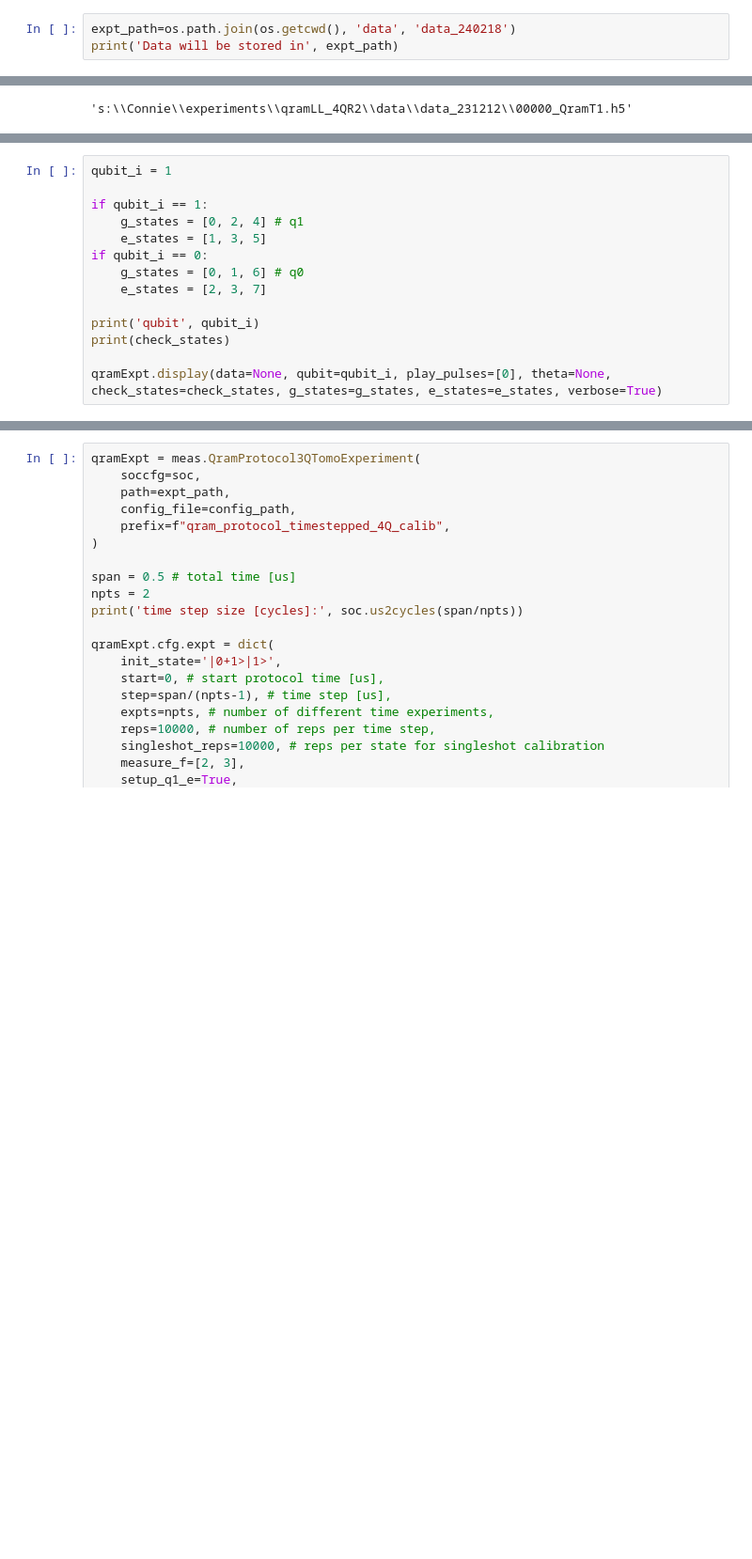
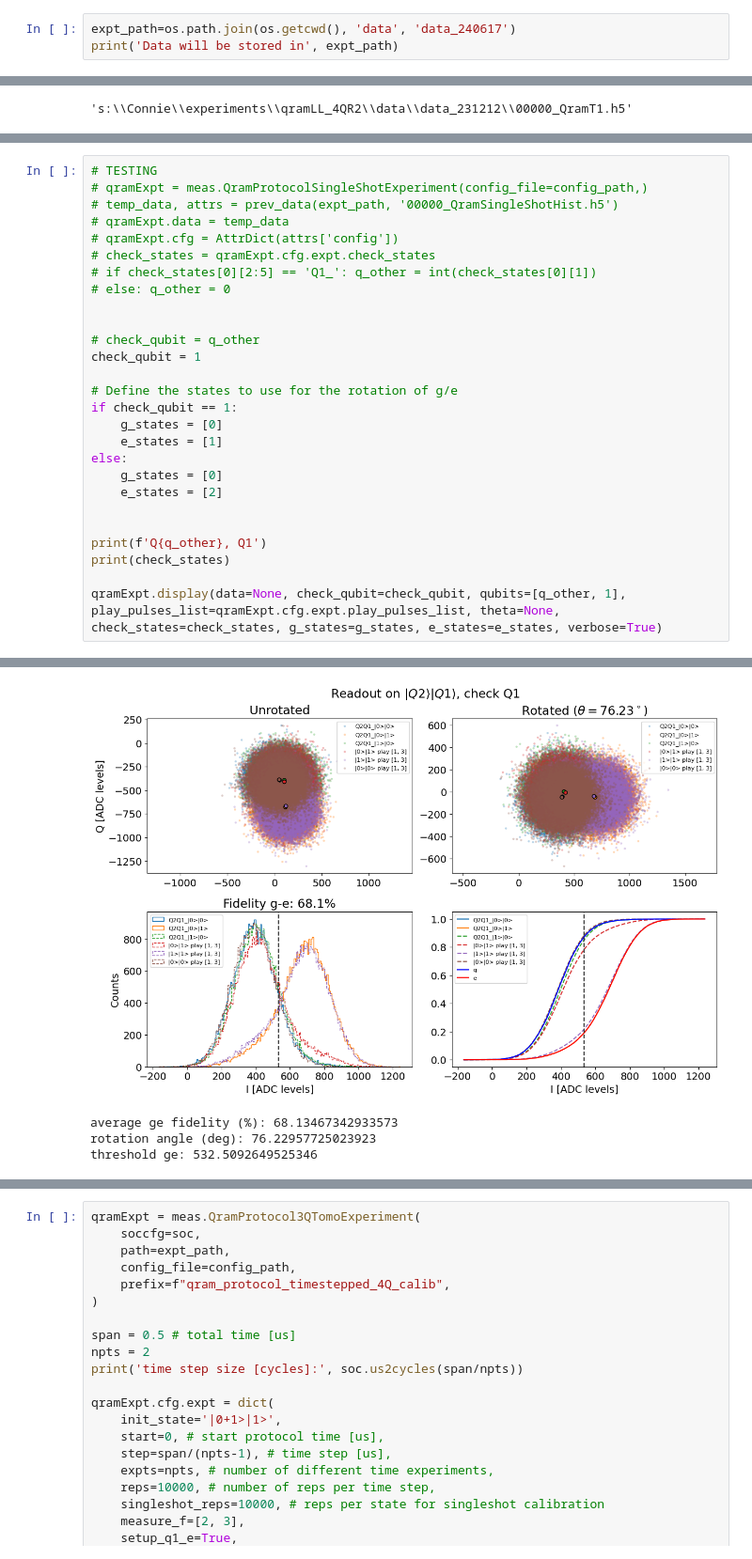
Before and after one commit to SchusterLab/qram_tprocv1_expts, a Jupyter notebook: qram_protocol_sandbox.ipynb, the cells around one changed output, grey strips where cells are left out. Shown at 94% size. Cells and saved outputs as stored; diff of their text form; blank space fills up the shorter version.

Commit message:
updated support for optimal control pulses

```diff
--- a/qram_protocol_sandbox.ipynb
+++ b/qram_protocol_sandbox.ipynb
@@ -74,6 +74,6 @@ def prev_data(expt_path, filename):
         print(f'Extracted data and attrs {list(a.attrs)}')
     return temp_data, attrs
 # %%
-expt_path=os.path.join(os.getcwd(), 'data', 'data_240218')
+expt_path=os.path.join(os.getcwd(), 'data', 'data_240617')
 print('Data will be stored in', expt_path)
 # %% [output]
@@ -220,14 +241,0 @@ except Exception:
-# %%
-qubit_i = 1
-
-if qubit_i == 1:
-    g_states = [0, 2, 4] # q1
-    e_states = [1, 3, 5]
-if qubit_i == 0:
-    g_states = [0, 1, 6] # q0
-    e_states = [2, 3, 7]
-
-print('qubit', qubit_i)
-print(check_states)
-
-qramExpt.display(data=None, qubit=qubit_i, play_pulses=[0], theta=None, check_states=check_states, g_states=g_states, e_states=e_states, verbose=True)
@@ -255,0 +242,28 @@ threshold ge: 58.28049280257454
+# %%
+# TESTING
+# qramExpt = meas.QramProtocolSingleShotExperiment(config_file=config_path,)
+# temp_data, attrs = prev_data(expt_path, '00000_QramSingleShotHist.h5')
+# qramExpt.data = temp_data
+# qramExpt.cfg = AttrDict(attrs['config'])
+# check_states = qramExpt.cfg.expt.check_states
+# if check_states[0][2:5] == 'Q1_': q_other = int(check_states[0][1])
+# else: q_other = 0
+
+
+# check_qubit = q_other
+check_qubit = 1
+
+# Define the states to use for the rotation of g/e
+if check_qubit == 1:
+    g_states = [0]
+    e_states = [1]
+else:
+    g_states = [0]
+    e_states = [2]
+
+
+print(f'Q{q_other}, Q1')
+print(check_states)
+
+qramExpt.display(data=None, check_qubit=check_qubit, qubits=[q_other, 1], play_pulses_list=qramExpt.cfg.expt.play_pulses_list, theta=None, check_states=check_states, g_states=g_states, e_states=e_states, verbose=True)
+# %% [output]
@@ -256,3 +287,7 @@ threshold ge: 58.28049280257454
+[figure, added]
+average ge fidelity (%): 68.13467342933573
+rotation angle (deg): 76.22957725023923
+threshold ge: 532.5092649525346
 # %%
 # print(qramExpt.data)
 qramExpt.save_data()
```
Also changed, not shown: parts of 12 cells of this notebook, 31 other files.
